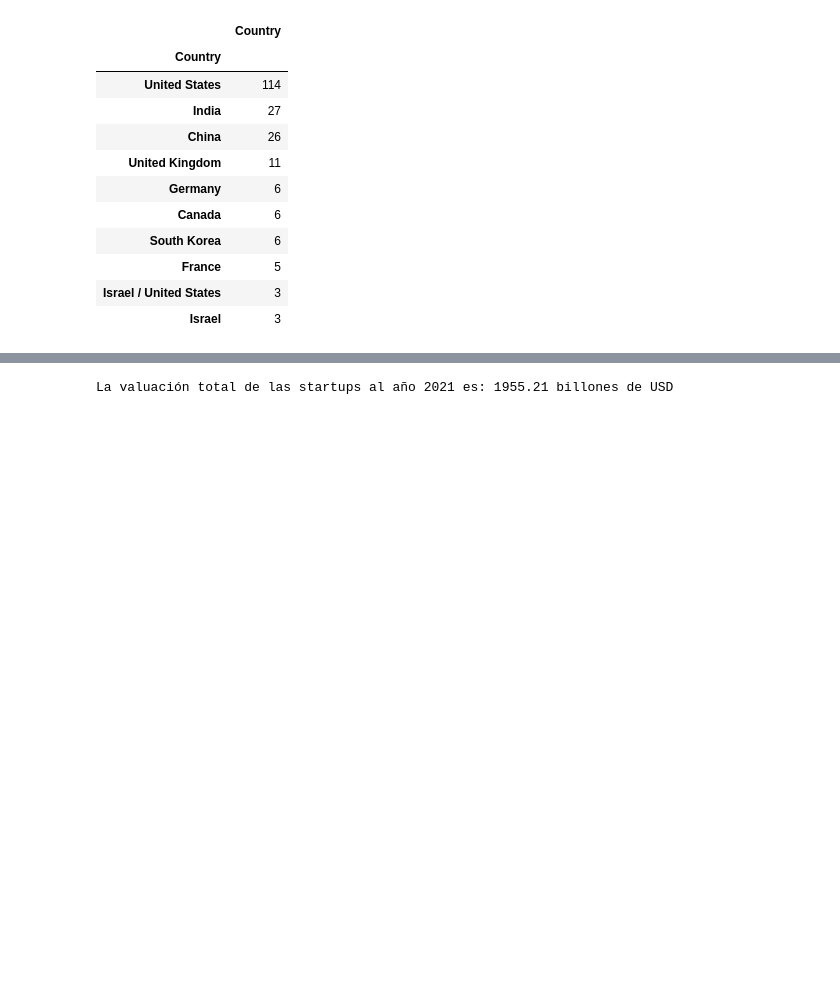
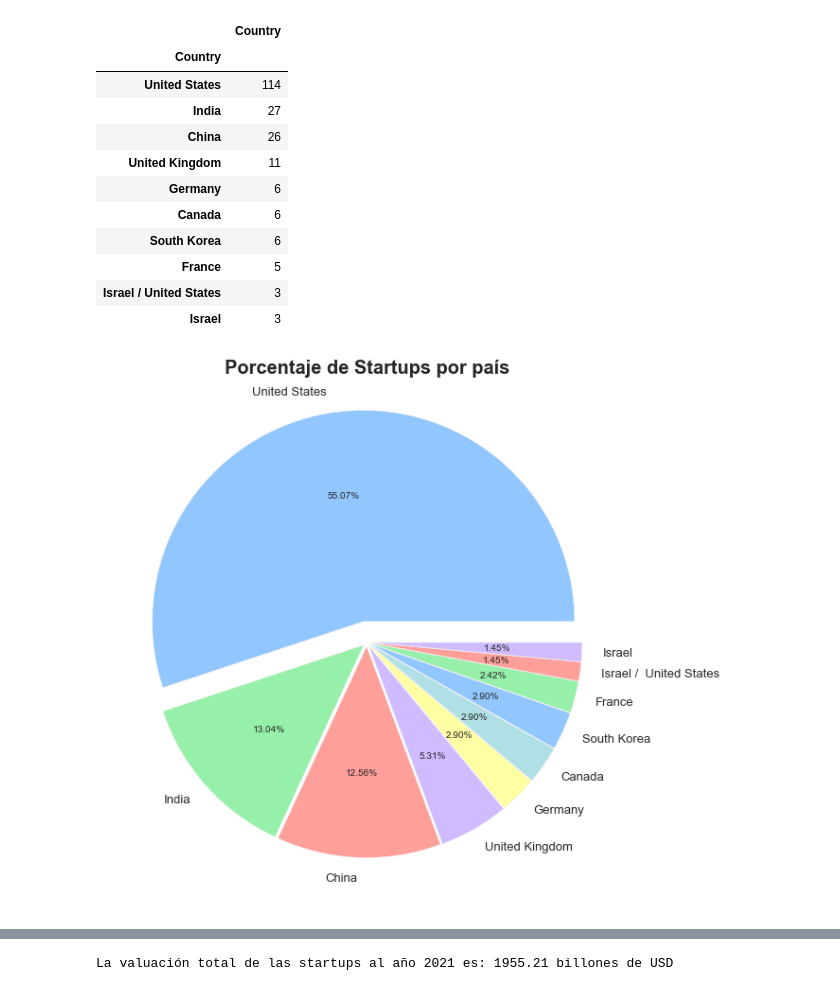
Before and after one commit to Franblar/Proyecto-Final---Startups, a Jupyter notebook: Análisis de datos - Startups.ipynb, the cells around one changed output, grey strips where cells are left out. Saved outputs shown, nothing was run; the diff lists cells and outputs as text; code cells hidden in the pictures; blank space fills up the shorter version.

```diff
--- a/Análisis de datos - Startups.ipynb
+++ b/Análisis de datos - Startups.ipynb
@@ -246,4 +242,15 @@ industry_country.to_frame()
 | France | 5 |
 | Israel / United States | 3 |
 | Israel | 3 |
+# %%
+industry_country.plot.pie(x='Country', y='Country',figsize=(10,10), autopct='%.2f%%',  explode=[0.1, 0.02, 0.02,0.02, 0.02, 0.02,0.02, 0.02,0.02,0.02]);
+
+plt.style.use('seaborn-pastel')
+
+plt.title('Porcentaje de Startups por país', fontdict = {'fontsize':20, 'fontweight':'bold'});
+plt.xlabel('');
+plt.ylabel('');
+plt.legend("");
+# %% [output]
+[figure, added]
 # %%
```
Also changed, not shown: parts of 51 cells of this notebook.
